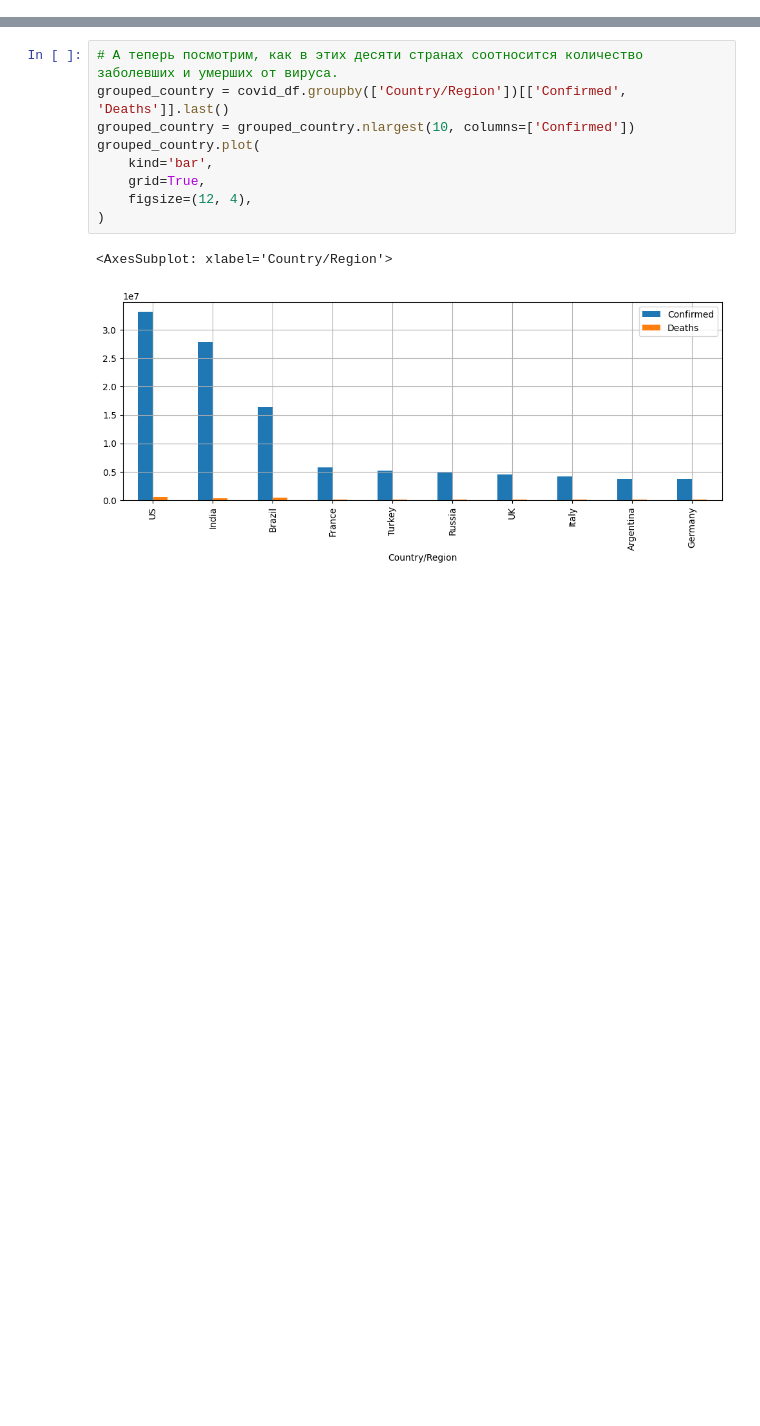
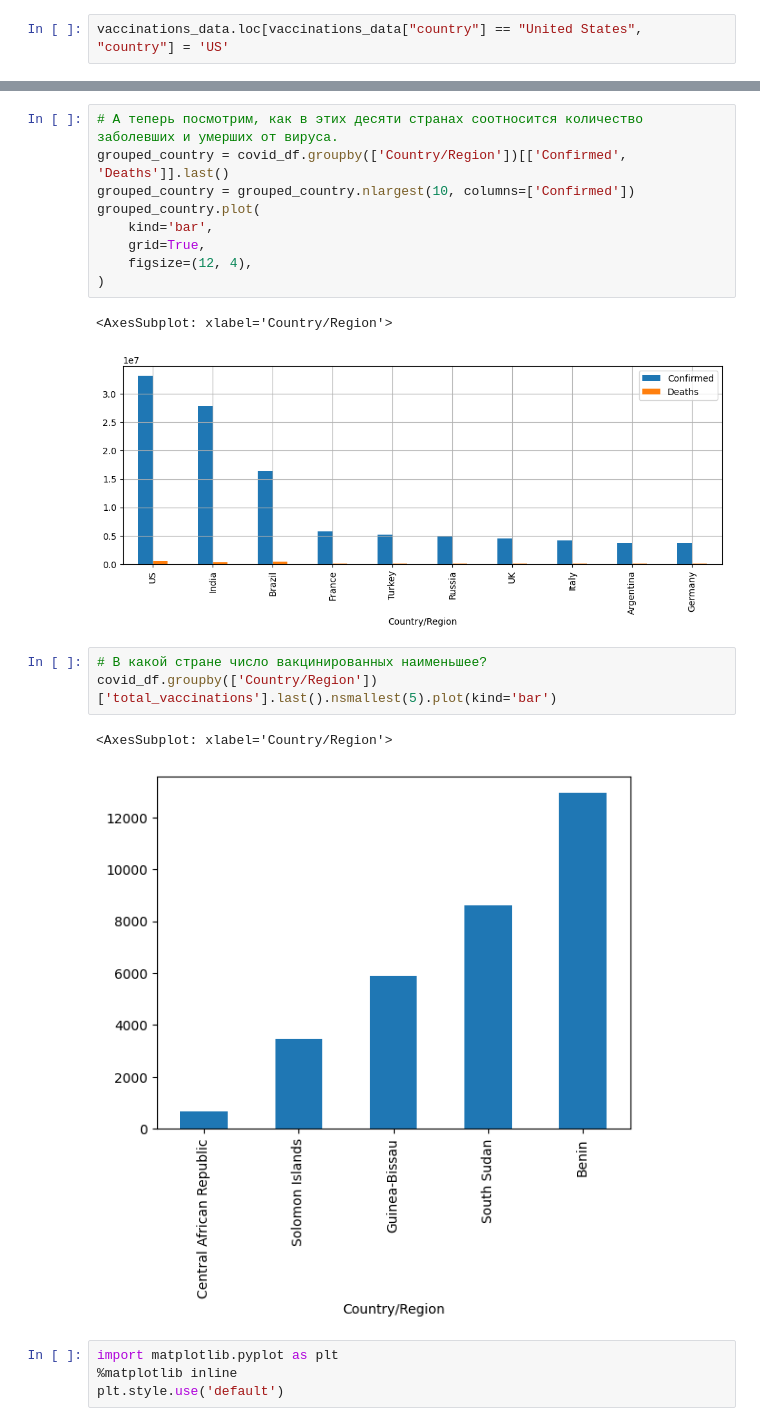
Before and after one commit to dmikhailov89/learning, a Jupyter notebook: stuff.ipynb, the cells around one changed output, grey strips where cells are left out. Cells and saved outputs as stored; diff of their text form; blank space fills up the shorter version.

Commit message:
Finished with plotting libs

```diff
--- a/stuff.ipynb
+++ b/stuff.ipynb
@@ -85,6 +85,8 @@ print(vaccinations_data['date'].max())
 # %% [output]
 2020-12-02 00:00:00
 2022-03-29 00:00:00
+# %%
+vaccinations_data.loc[vaccinations_data["country"] == "United States", "country"] = 'US'
 # %%
 # С помощью метода merge() объедините таблицы covid_data и vaccinations_data по столбцам date и country
 # В результирующую таблицу должны попасть все записи из таблицы covid_data и из её пересечения с vaccinations_data
@@ -178,3 +160,13 @@ grouped_country.plot(
 # %% [output]
 <AxesSubplot: xlabel='Country/Region'>
 [figure]
+# %%
+# В какой стране число вакцинированных наименьшее?
+covid_df.groupby(['Country/Region'])['total_vaccinations'].last().nsmallest(5).plot(kind='bar')
+# %% [output]
+<AxesSubplot: xlabel='Country/Region'>
+[figure, added]
+# %%
+import matplotlib.pyplot as plt
+%matplotlib inline
+plt.style.use('default')
```
Also changed, not shown: parts of 14 cells of this notebook.
